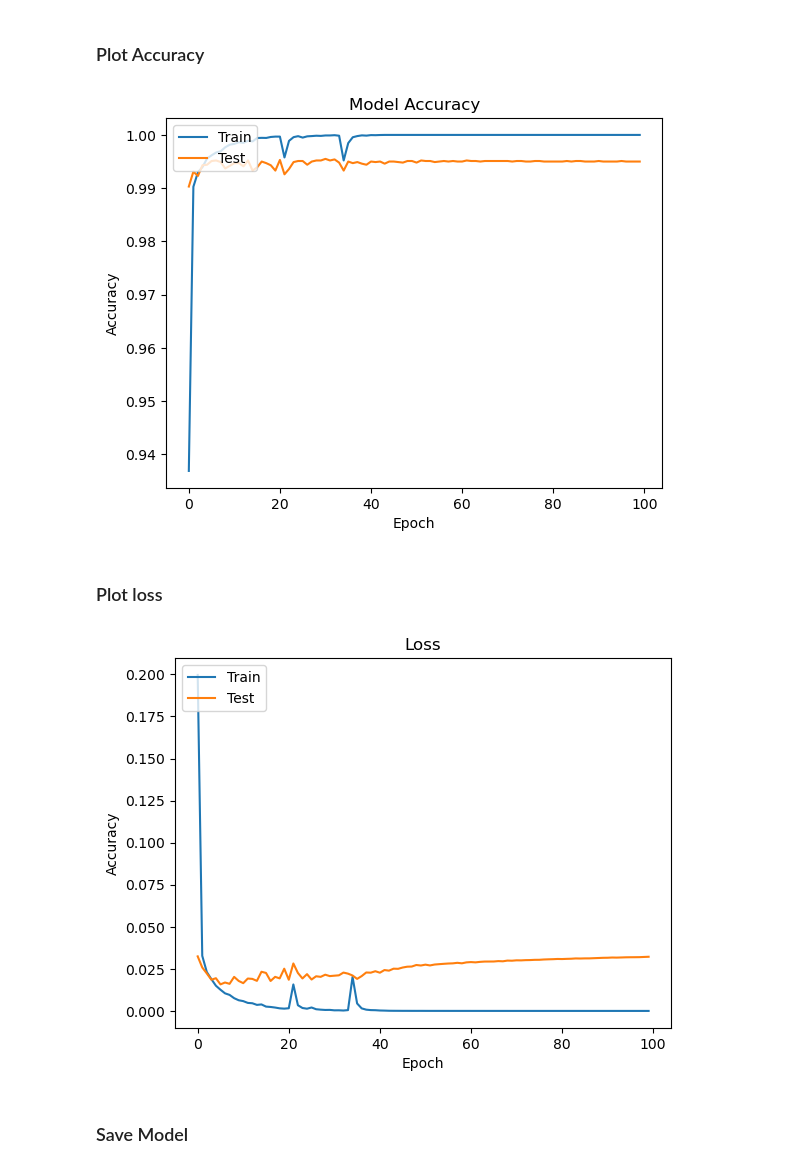
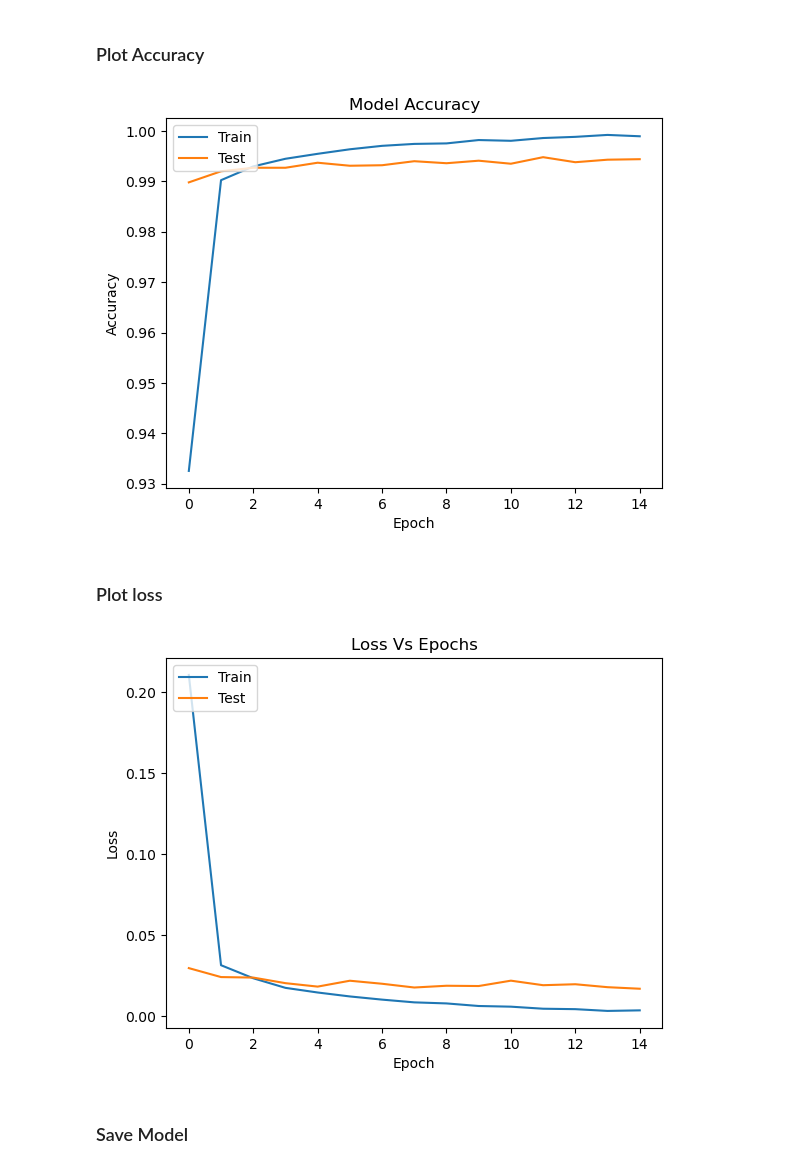
Before and after one commit to bkuriach/AIT-401-deep-learning, a Jupyter notebook: src/lab_8_transfer_learning/mnist_transfer_learning.ipynb, the cells around one changed output. Cells and saved outputs as stored; diff of their text form; code cells hidden in the pictures.

```diff
--- a/src/lab_8_transfer_learning/mnist_transfer_learning.ipynb
+++ b/src/lab_8_transfer_learning/mnist_transfer_learning.ipynb
@@ -99,7 +99,7 @@ model.add(vgg19)
 model.add(Flatten())
 model.add(Dense(10, activation='softmax'))
 model.compile(loss='categorical_crossentropy',
-              optimizer='sgd',
+              optimizer='adam',
               metrics=['accuracy'])
 
 model.summary()
@@ -145,7 +145,7 @@ cb = [es, mc]
 start_time = time.time()
 history = model.fit(x_train,
                     y_train,
-                    epochs=100,
+                    epochs=15,
                     batch_size=128,
                     validation_data=(x_test, y_test),
                     callbacks=cb)
@@ -188,20 +188,20 @@ plt.xlabel('Epoch')
 plt.legend(['Train', 'Test'], loc='upper left')
 plt.show()
 # %% [output]
-[figure, old version]
+[figure, new version]
 # %% [markdown]
 ### Plot loss
 # %%
 # Plot the accuracy from the training history
 plt.plot(history.history['loss'])
 plt.plot(history.history['val_loss'])
-plt.title('Loss')
-plt.ylabel('Accuracy')
+plt.title('Loss Vs Epochs')
+plt.ylabel('Loss')
 plt.xlabel('Epoch')
 plt.legend(['Train', 'Test'], loc='upper left')
 plt.show()
 # %% [output]
-[figure, old version]
+[figure, new version]
 # %% [markdown]
 ### Save Model
 # %%
```
Also changed, not shown: parts of 4 cells of this notebook, 3 other files.
